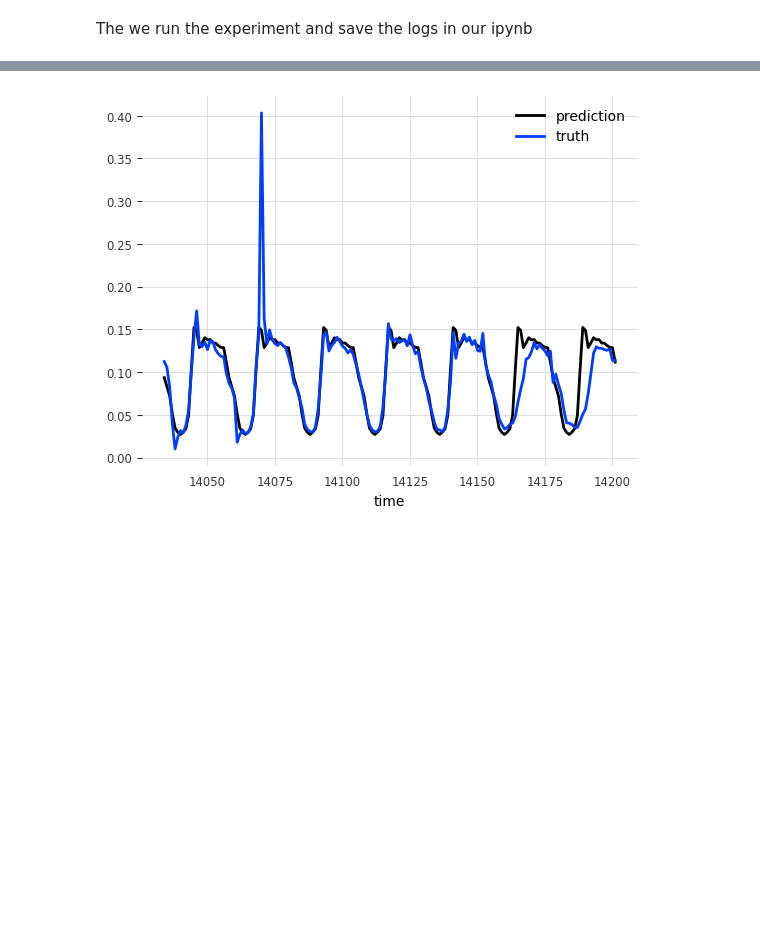
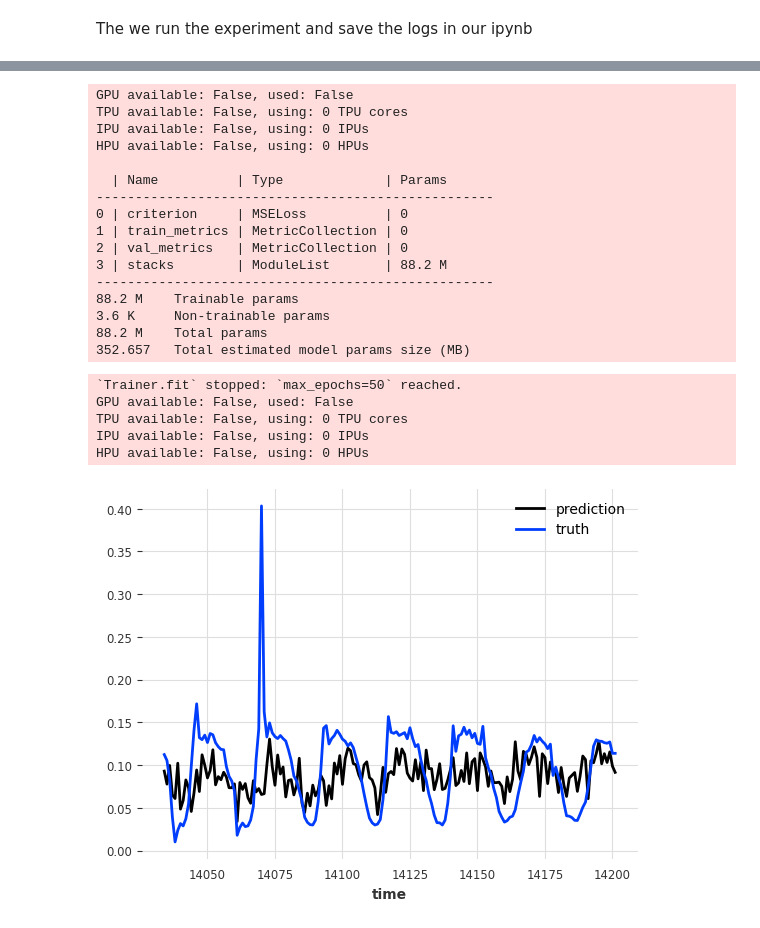
Before and after one commit to MarthyGarcia/IFT6759_B_H23, a Jupyter notebook: notebooks/7.0-mg-nbeats.ipynb, the cells around one changed output, grey strips where cells are left out. Drawn from its saved outputs; the diff is of its cells as text; code cells hidden in the pictures; blank space fills up the shorter version.

```diff
--- a/notebooks/7.0-mg-nbeats.ipynb
+++ b/notebooks/7.0-mg-nbeats.ipynb
@@ -137,21 +260,48 @@ ImportError: IProgress not found. Please update jupyter and ipywidgets. See http
 # %%
-series = pipeline.data['train'].append(pipeline.data['valid'])
 
-model = ExponentialSmoothing(
-    trend=ModelMode.NONE,
-    seasonal_periods=24,
-    seasonal=SeasonalityMode.MULTIPLICATIVE,
-    smoothing_level=0.9958404863116908
+
+model = NBEATSModel(
+    input_chunk_length=168,
+    output_chunk_length=24*7,
+    generic_architecture=True,
+    num_stacks=10,
+    num_blocks=10,
+    num_layers=4,
+    layer_widths=512,
+    n_epochs=50,
+    nr_epochs_val_period=1,
+    batch_size=800,
 )
 
 model.fit(series[-500:])
 
 preds = model.predict(n=24*7)
 preds.plot(label='prediction')
 
 pipeline.data['test'][:24*7].plot(label='truth')
 # %% [output]
+GPU available: False, used: False
+TPU available: False, using: 0 TPU cores
+IPU available: False, using: 0 IPUs
+HPU available: False, using: 0 HPUs
+
+  | Name          | Type             | Params
+---------------------------------------------------
+0 | criterion     | MSELoss          | 0
+1 | train_metrics | MetricCollection | 0
+2 | val_metrics   | MetricCollection | 0
+3 | stacks        | ModuleList       | 88.2 M
+---------------------------------------------------
+88.2 M    Trainable params
+3.6 K     Non-trainable params
+88.2 M    Total params
+352.657   Total estimated model params size (MB)
+`Trainer.fit` stopped: `max_epochs=50` reached.
+GPU available: False, used: False
+TPU available: False, using: 0 TPU cores
+IPU available: False, using: 0 IPUs
+HPU available: False, using: 0 HPUs
-[figure, old version]
+[figure, new version]
 # %%
 # evaluate with full backtest on test data
 
```
Also changed, not shown: parts of 4 cells of this notebook.
